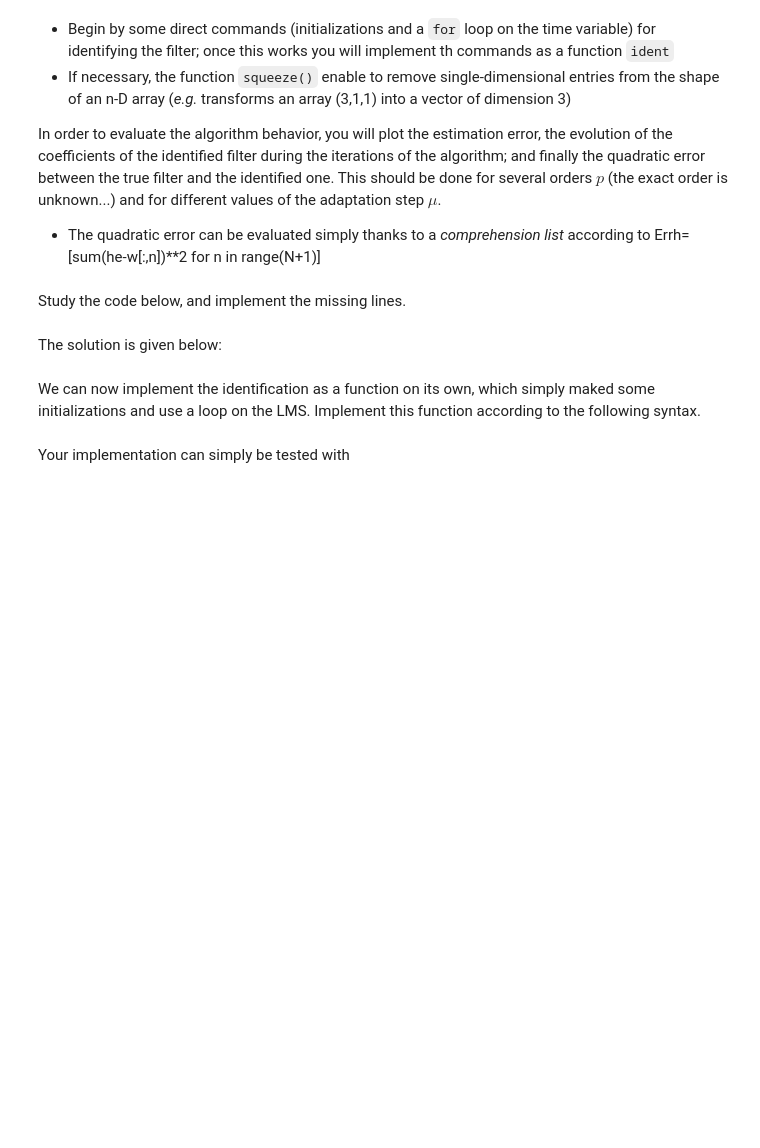
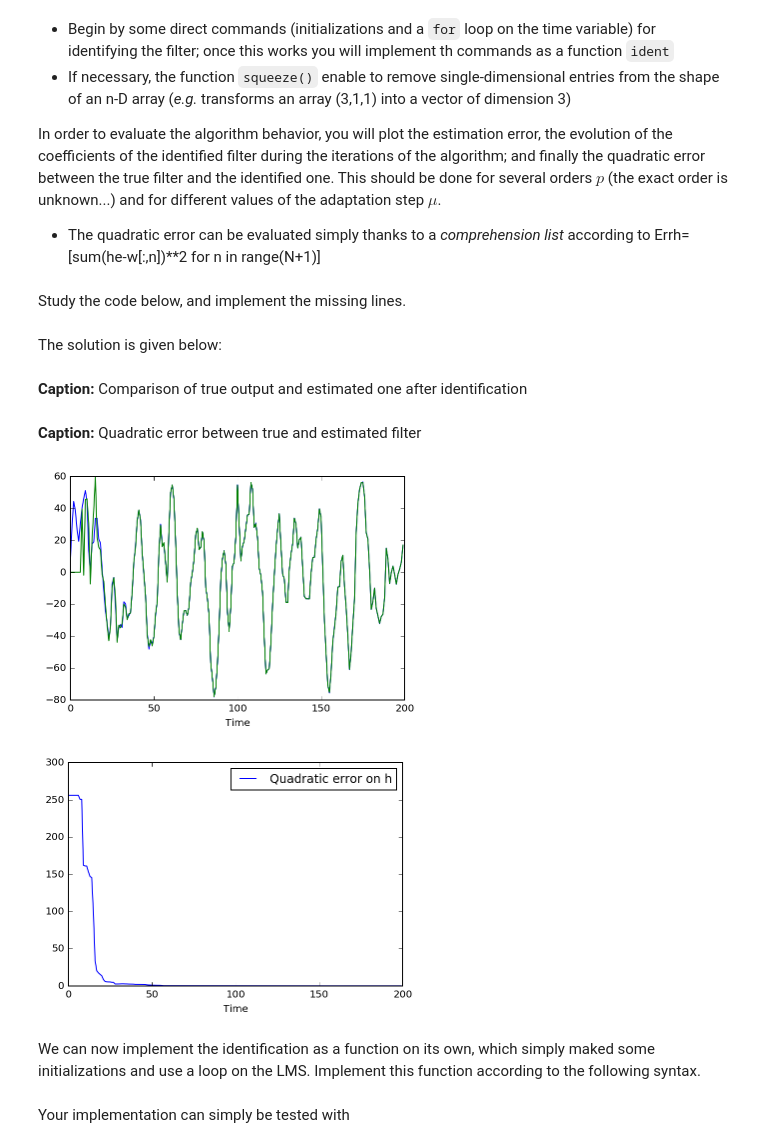
Before and after one commit to jfbercher/LecturesSignalProcessing, a Jupyter notebook: src/Adaptive_versions.ipynb, the cells around one changed output. Cells and saved outputs as stored; diff of their text form; code cells hidden in the pictures; blank space fills up the shorter version.

```diff
--- a/src/Adaptive_versions.ipynb
+++ b/src/Adaptive_versions.ipynb
@@ -266,7 +275,7 @@ figcaption("Quadratic error between true and estimated filter",
 The solution is given below:
 # %%
 
-mu=0.05 # an initial value for mu
+mu=0.1 # an initial value for mu
 L=6  # size of identified filter (true size is p)
 NN=200 #number of iterations
 err=np.zeros(NN)
@@ -278,33 +287,38 @@ yest=np.zeros(NN)
 # the output of the LMS at each iteration.You may save all outputs in the matrix
 # w initialized above -- column k contains the solution at time k. You must
 # also save the succession of errors, and the estimated output
 
 for t in np.arange(L,NN):
     (w[:,t+1],err[t],yest[t])=lms(y[t],x[t:t-L:-1],w[:,t],mu)
 
 
 # This is used to define the "true" impulse response  vector with the same size as w:
 # a shorter (truncated) one if L<p, and a larger one (zero-padded) if L>p.
 newhtest=np.zeros(L)
 LL=np.min([np.size(htest),L])
 newhtest[:LL]=htest[:LL]
 
 # Results:
 plt.figure(1)
 tt=np.arange(NN)
 plt.plot(tt,y0[:NN],label='Initial Noiseless Output')
 plt.plot(tt,yest[:NN], label="Estimated Output")
 plt.xlabel('Time')
 figcaption("Comparison of true output and estimated one after identification",
            label="fig:ident_lms_compareoutputs")
 
 plt.figure(2)
 errh=[sum((newhtest-w[:,t])**2) for t in range(NN)]
 plt.plot(tt,errh,label='Quadratic error on h')
 plt.legend()
 plt.xlabel('Time')
 figcaption("Quadratic error between true and estimated filter",
            label="fig:ident_lms_eqonh")
+# %% [output]
+Caption: Comparison of true output and estimated one after identification
+Caption: Quadratic error between true and estimated filter
+[figure, added]
+[figure, added]
 # %% [markdown]
 We can now implement the identification as a function on its own, which simply maked some initializations and use a loop on the LMS. Implement this function according to the following syntax.
 # %%
```
Also changed, not shown: parts of 10 cells of this notebook, 26 other files.
